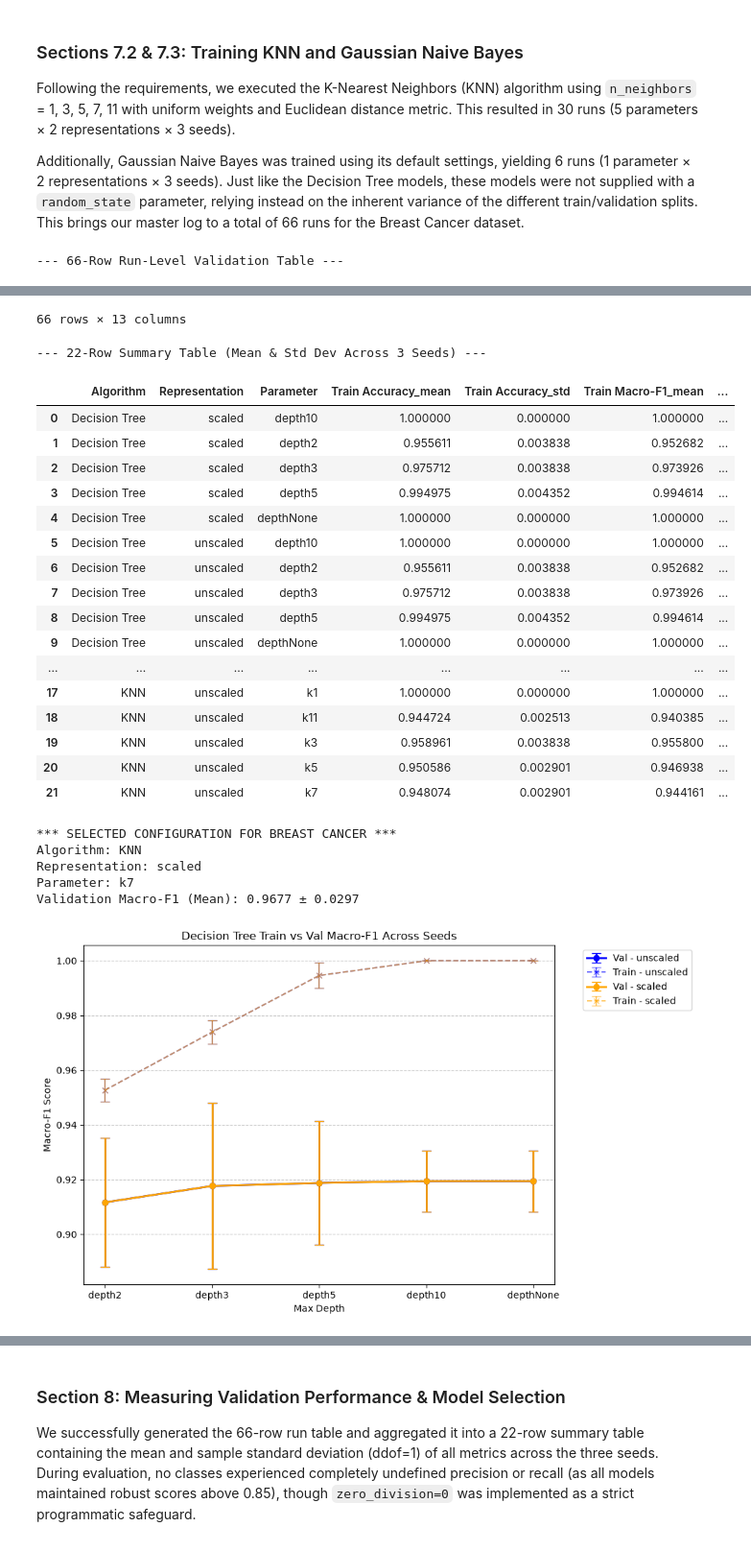
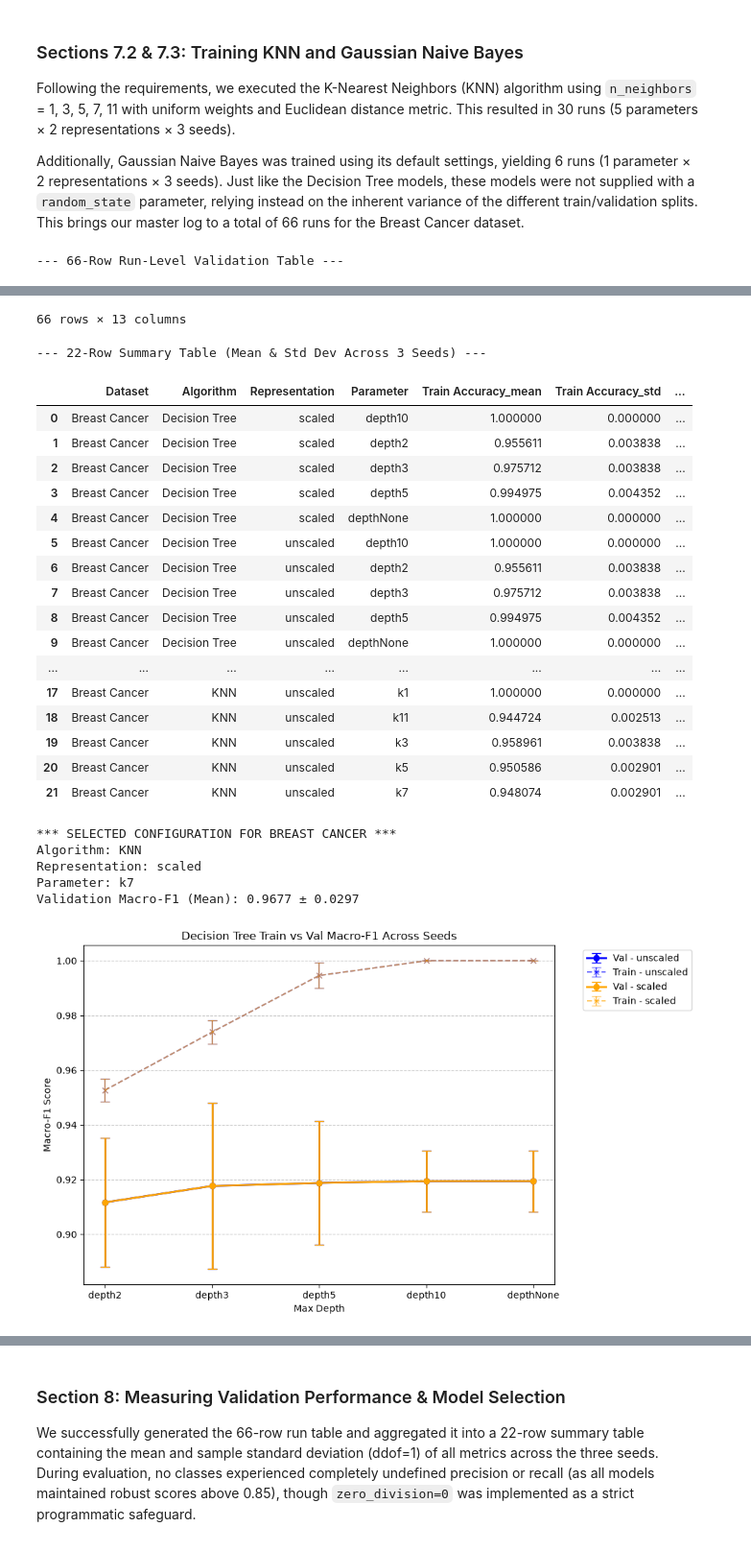
Before and after one commit to AbdullahEsad/Machine_Learning_Midterm, a Jupyter notebook: breast_cancer.ipynb, the cells around one changed output, grey strips where cells are left out. Shown at 96% size. Cells and saved outputs as stored; diff of their text form; code cells hidden in the pictures.

```diff
--- a/breast_cancer.ipynb
+++ b/breast_cancer.ipynb
@@ -414,7 +414,7 @@ print("--- 66-Row Run-Level Validation Table ---")
 display(df_bc_runs)
 
 # Group by Algorithm, Representation, and Parameter
-groupby_cols = ['Algorithm', 'Representation', 'Parameter']
+groupby_cols = ['Dataset', 'Algorithm', 'Representation', 'Parameter']
 metrics = ['Train Accuracy', 'Train Macro-F1', 'Val Accuracy', 'Val Macro-Precision', 'Val Macro-Recall', 'Val Macro-F1', 'Val ROC-AUC']
 
 # Calculate Mean and Sample Standard Deviation (ddof=1 is pandas default)
@@ -466,50 +466,50 @@ def plot_parameter_comparison(df_summary, algo_name, param_name, x_labels):
     plt.xlabel(param_name)
     plt.ylabel("Macro-F1 Score")
     plt.legend(bbox_to_anchor=(1.05, 1), loc='upper left')
     plt.grid(axis='y', linestyle='--', alpha=0.7)
     plt.tight_layout()
     plt.show()
 
 # Plot for Decision Tree
 dt_labels = ['depth2', 'depth3', 'depth5', 'depth10', 'depthNone']
 plot_parameter_comparison(df_bc_summary, 'Decision Tree', 'Max Depth', dt_labels)
 
 # Plot for KNN
 knn_labels = ['k1', 'k3', 'k5', 'k7', 'k11']
 plot_parameter_comparison(df_bc_summary, 'KNN', 'N Neighbors', knn_labels)
 # %% [output]
 --- 66-Row Run-Level Validation Table ---
 |  | Run ID | Dataset | Algorithm | Representation | Parameter | Seed | Train Accuracy | Train Macro-F1 | ... |
 | 0 | breast_cancer_dt_unscaled_depth2_s42 | Breast Cancer | Decision Tree | unscaled | depth2 | 42 | 0.954774 | 0.951595 | ... |
 | 1 | breast_cancer_dt_unscaled_depth3_s42 | Breast Cancer | Decision Tree | unscaled | depth3 | 42 | 0.972362 | 0.970031 | ... |
 | 2 | breast_cancer_dt_unscaled_depth5_s42 | Breast Cancer | Decision Tree | unscaled | depth5 | 42 | 0.997487 | 0.997314 | ... |
 | 3 | breast_cancer_dt_unscaled_depth10... | Breast Cancer | Decision Tree | unscaled | depth10 | 42 | 1.000000 | 1.000000 | ... |
 | 4 | breast_cancer_dt_unscaled_depthNo... | Breast Cancer | Decision Tree | unscaled | depthNone | 42 | 1.000000 | 1.000000 | ... |
 | ... | ... | ... | ... | ... | ... | ... | ... | ... | ... |
 | 61 | breast_cancer_nb_unscaled_default... | Breast Cancer | Gaussian Naive Bayes | unscaled | default | 52 | 0.939698 | 0.935279 | ... |
 | 62 | breast_cancer_nb_unscaled_default... | Breast Cancer | Gaussian Naive Bayes | unscaled | default | 62 | 0.932161 | 0.926660 | ... |
 | 63 | breast_cancer_nb_scaled_default_s42 | Breast Cancer | Gaussian Naive Bayes | scaled | default | 42 | 0.937186 | 0.932292 | ... |
 | 64 | breast_cancer_nb_scaled_default_s52 | Breast Cancer | Gaussian Naive Bayes | scaled | default | 52 | 0.939698 | 0.935459 | ... |
 | 65 | breast_cancer_nb_scaled_default_s62 | Breast Cancer | Gaussian Naive Bayes | scaled | default | 62 | 0.929648 | 0.924277 | ... |
 66 rows × 13 columns
 --- 22-Row Summary Table (Mean & Std Dev Across 3 Seeds) ---
-|  | Algorithm | Representation | Parameter | Train Accuracy_mean | Train Accuracy_std | Train Macro-F1_mean | ... |
-| 0 | Decision Tree | scaled | depth10 | 1.000000 | 0.000000 | 1.000000 | ... |
-| 1 | Decision Tree | scaled | depth2 | 0.955611 | 0.003838 | 0.952682 | ... |
-| 2 | Decision Tree | scaled | depth3 | 0.975712 | 0.003838 | 0.973926 | ... |
-| 3 | Decision Tree | scaled | depth5 | 0.994975 | 0.004352 | 0.994614 | ... |
-| 4 | Decision Tree | scaled | depthNone | 1.000000 | 0.000000 | 1.000000 | ... |
-| 5 | Decision Tree | unscaled | depth10 | 1.000000 | 0.000000 | 1.000000 | ... |
-| 6 | Decision Tree | unscaled | depth2 | 0.955611 | 0.003838 | 0.952682 | ... |
-| 7 | Decision Tree | unscaled | depth3 | 0.975712 | 0.003838 | 0.973926 | ... |
-| 8 | Decision Tree | unscaled | depth5 | 0.994975 | 0.004352 | 0.994614 | ... |
-| 9 | Decision Tree | unscaled | depthNone | 1.000000 | 0.000000 | 1.000000 | ... |
+|  | Dataset | Algorithm | Representation | Parameter | Train Accuracy_mean | Train Accuracy_std | ... |
+| 0 | Breast Cancer | Decision Tree | scaled | depth10 | 1.000000 | 0.000000 | ... |
+| 1 | Breast Cancer | Decision Tree | scaled | depth2 | 0.955611 | 0.003838 | ... |
+| 2 | Breast Cancer | Decision Tree | scaled | depth3 | 0.975712 | 0.003838 | ... |
+| 3 | Breast Cancer | Decision Tree | scaled | depth5 | 0.994975 | 0.004352 | ... |
+| 4 | Breast Cancer | Decision Tree | scaled | depthNone | 1.000000 | 0.000000 | ... |
+| 5 | Breast Cancer | Decision Tree | unscaled | depth10 | 1.000000 | 0.000000 | ... |
+| 6 | Breast Cancer | Decision Tree | unscaled | depth2 | 0.955611 | 0.003838 | ... |
+| 7 | Breast Cancer | Decision Tree | unscaled | depth3 | 0.975712 | 0.003838 | ... |
+| 8 | Breast Cancer | Decision Tree | unscaled | depth5 | 0.994975 | 0.004352 | ... |
+| 9 | Breast Cancer | Decision Tree | unscaled | depthNone | 1.000000 | 0.000000 | ... |
 | ... | ... | ... | ... | ... | ... | ... | ... |
-| 17 | KNN | unscaled | k1 | 1.000000 | 0.000000 | 1.000000 | ... |
-| 18 | KNN | unscaled | k11 | 0.944724 | 0.002513 | 0.940385 | ... |
-| 19 | KNN | unscaled | k3 | 0.958961 | 0.003838 | 0.955800 | ... |
-| 20 | KNN | unscaled | k5 | 0.950586 | 0.002901 | 0.946938 | ... |
-| 21 | KNN | unscaled | k7 | 0.948074 | 0.002901 | 0.944161 | ... |
+| 17 | Breast Cancer | KNN | unscaled | k1 | 1.000000 | 0.000000 | ... |
+| 18 | Breast Cancer | KNN | unscaled | k11 | 0.944724 | 0.002513 | ... |
+| 19 | Breast Cancer | KNN | unscaled | k3 | 0.958961 | 0.003838 | ... |
+| 20 | Breast Cancer | KNN | unscaled | k5 | 0.950586 | 0.002901 | ... |
+| 21 | Breast Cancer | KNN | unscaled | k7 | 0.948074 | 0.002901 | ... |
 *** SELECTED CONFIGURATION FOR BREAST CANCER ***
 Algorithm: KNN
 Representation: scaled
```
Also changed, not shown: parts of 2 cells of this notebook, 26 other files.
